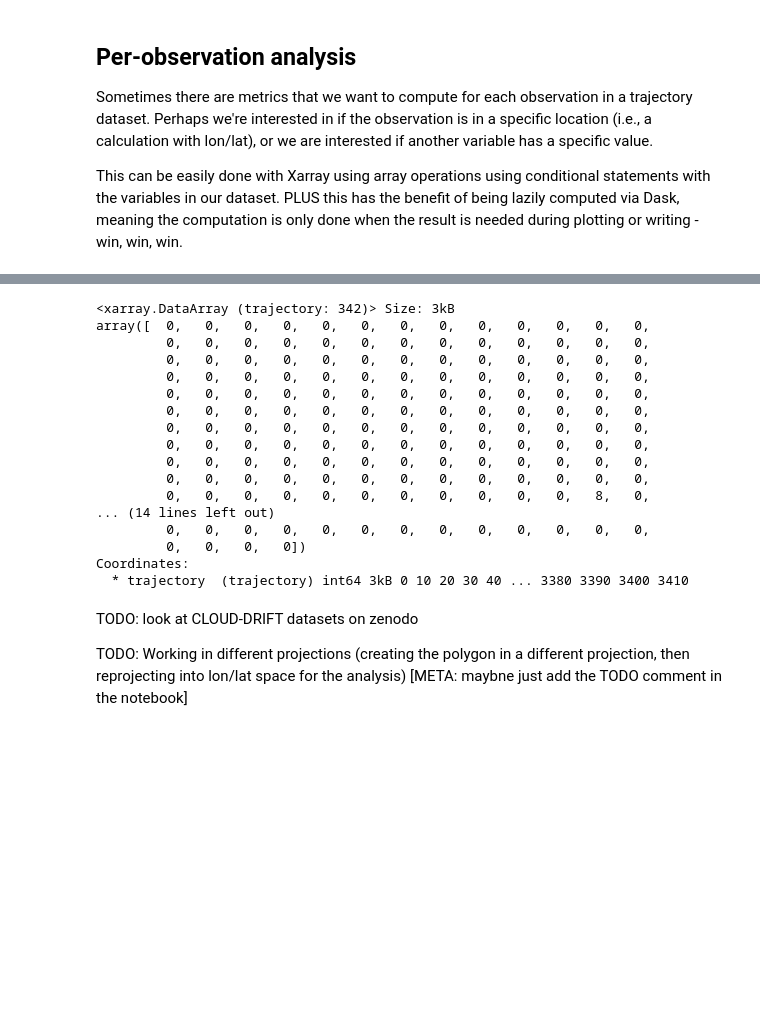
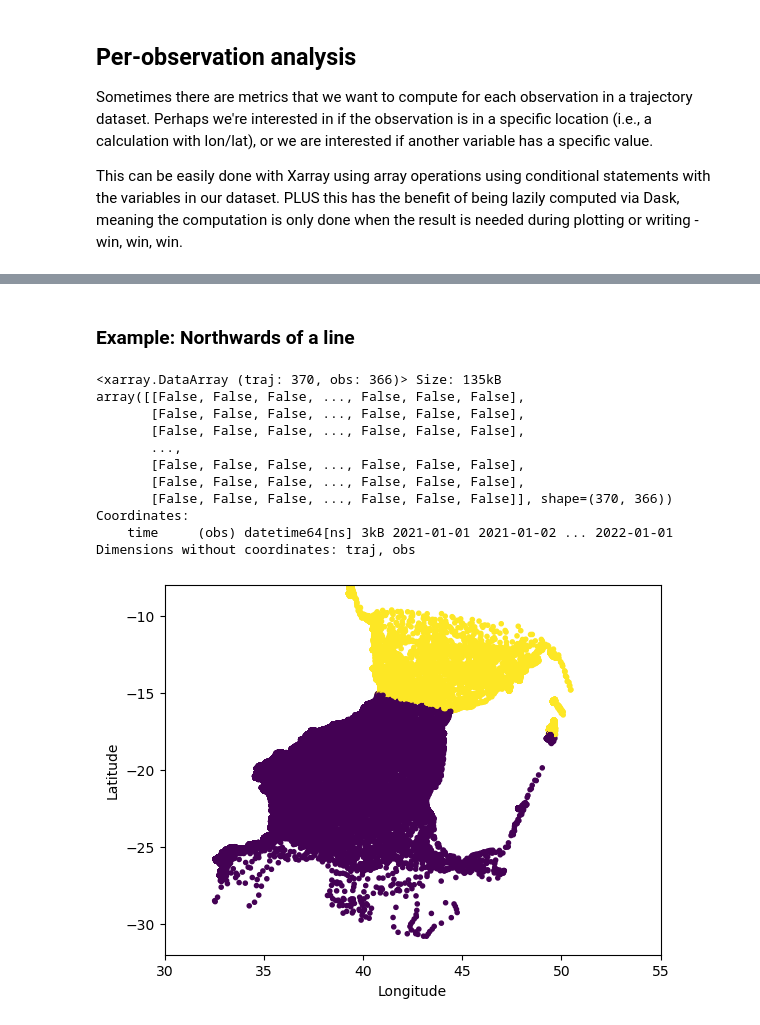
Before and after one commit to OceanParcels/Lagrangian_diags, a Jupyter notebook: docs/tutorials/analysis-cookbook.ipynb, the cells around one changed output, grey strips where cells are left out. Drawn from its saved outputs; the diff is of its cells as text; code cells hidden in the pictures; blank space fills up the shorter version.

Commit message:
cleanup notebook

```diff
--- a/docs/tutorials/analysis-cookbook.ipynb
+++ b/docs/tutorials/analysis-cookbook.ipynb
@@ -348,24 +174,51 @@ Attributes:
-# %%
-in_hearts.argmin(dim="obs")
-# %% [output]
-<xarray.DataArray (trajectory: 342)> Size: 3kB
-array([  0,   0,   0,   0,   0,   0,   0,   0,   0,   0,   0,   0,   0,
-         0,   0,   0,   0,   0,   0,   0,   0,   0,   0,   0,   0,   0,
-         0,   0,   0,   0,   0,   0,   0,   0,   0,   0,   0,   0,   0,
-         0,   0,   0,   0,   0,   0,   0,   0,   0,   0,   0,   0,   0,
-         0,   0,   0,   0,   0,   0,   0,   0,   0,   0,   0,   0,   0,
-         0,   0,   0,   0,   0,   0,   0,   0,   0,   0,   0,   0,   0,
-         0,   0,   0,   0,   0,   0,   0,   0,   0,   0,   0,   0,   0,
-         0,   0,   0,   0,   0,   0,   0,   0,   0,   0,   0,   0,   0,
-         0,   0,   0,   0,   0,   0,   0,   0,   0,   0,   0,   0,   0,
-         0,   0,   0,   0,   0,   0,   0,   0,   0,   0,   0,   0,   0,
-         0,   0,   0,   0,   0,   0,   0,   0,   0,   0,   0,   8,   0,
-... (14 lines left out)
-         0,   0,   0,   0,   0,   0,   0,   0,   0,   0,   0,   0,   0,
-         0,   0,   0,   0])
-Coordinates:
-  * trajectory  (trajectory) int64 3kB 0 10 20 30 40 ... 3380 3390 3400 3410
-# %% [markdown]
-TODO: look at CLOUD-DRIFT datasets on zenodo
-
-TODO: Working in different projections (creating the polygon in a different projection, then reprojecting into lon/lat space for the analysis) [META: maybne just add the TODO comment in the notebook]
+# %% [markdown]
+### Example: Northwards of a line
+# %%
+def north_of_line(
+    ds: xr.Dataset, p0: Tuple[float, float], p1: Tuple[float, float]
+) -> xr.DataArray:
+    """Return a boolean array indicating whether each point is North of a line (specified by 2 points, extended infinitely).
+
+    This line is simply a line between p0 and p1 in lon/lat space without accounting for earth curvature.
+
+    Doesn't work for lines running directly North-South.
+    """
+    lon0, lat0 = p0
+    lon1, lat1 = p1
+    assert not np.isclose(np.array(p0), np.array(p1)).all(), "Points are the same"
+    assert lon0 != lon1, "Doesn't work for vertical lines"
+
+    m = (lat1 - lat0) / (lon1 - lon0)
+    c = lat0 - m * lon0
+
+    return ds.lat > m * ds.lon + c
+# %%
+class Mozambique:
+    lumbo = 40.70459126248918, -15.050879195437929
+    angoche = 40.033176225110786, -16.21491412384874
+    uetela = 35.523853583350785, -22.24430471935993
+    marivate = 35.40813795799494, -23.715355944327616
+
+
+class Madagascar:
+    vilamatsa = 44.49393564261271, -16.201366344786088
+    tambohorano = 44.0640566320765, -18.047257279582887
+
+
+is_north_of_line = north_of_line(ds, p0=Mozambique.lumbo, p1=Madagascar.vilamatsa)
+display(is_north_of_line)
+scatter_traj_dataset(ds, color=is_north_of_line)
+plt.show()
+# %% [output]
+<xarray.DataArray (traj: 370, obs: 366)> Size: 135kB
+array([[False, False, False, ..., False, False, False],
+       [False, False, False, ..., False, False, False],
+       [False, False, False, ..., False, False, False],
+       ...,
+       [False, False, False, ..., False, False, False],
+       [False, False, False, ..., False, False, False],
+       [False, False, False, ..., False, False, False]], shape=(370, 366))
+Coordinates:
+    time     (obs) datetime64[ns] 3kB 2021-01-01 2021-01-02 ... 2022-01-01
+Dimensions without coordinates: traj, obs
+[figure, added]
```
Also changed, not shown: parts of 47 cells of this notebook.
